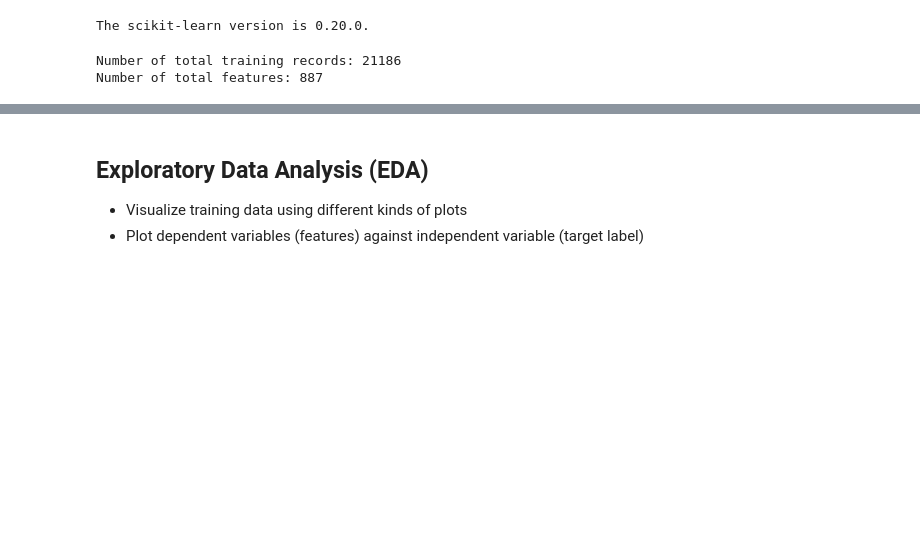
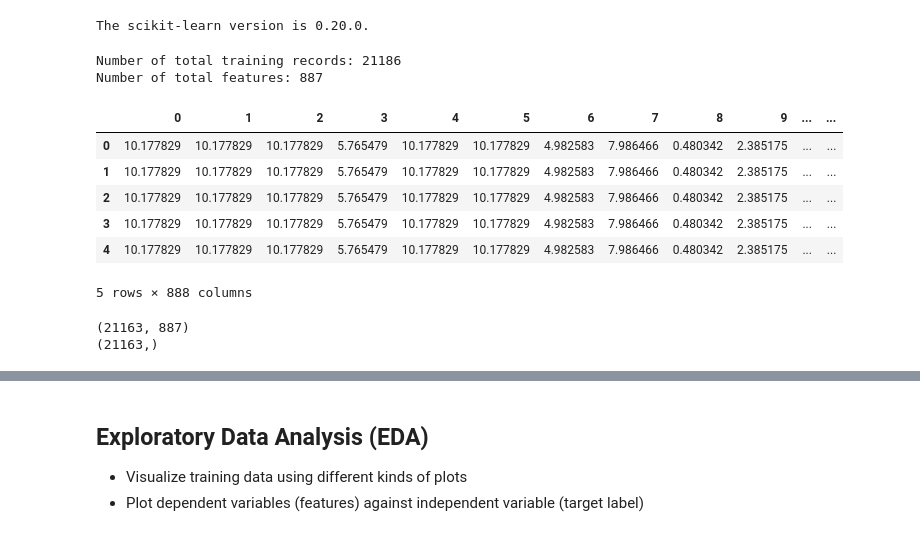
Before and after one commit to k-chuang/data-science-competitions, a Jupyter notebook: traffic-image-classification.ipynb, the cells around one changed output, grey strips where cells are left out. Cells and saved outputs as stored; diff of their text form; code cells hidden in the pictures; blank space fills up the shorter version.

```diff
--- a/traffic-image-classification.ipynb
+++ b/traffic-image-classification.ipynb
@@ -186,6 +191,31 @@ print('Number of total features: %d' % train_features_df.shape[1])
 # %% [output]
 Number of total training records: 21186
 Number of total features: 887
+# %%
+train_df = pd.concat([train_features_df, train_labels_df], axis=1)
+# %%
+train_df.head()
+# %% [output]
+|  | 0 | 1 | 2 | 3 | 4 | 5 | 6 | 7 | 8 | 9 | ... | ... |
+| 0 | 10.177829 | 10.177829 | 10.177829 | 5.765479 | 10.177829 | 10.177829 | 4.982583 | 7.986466 | 0.480342 | 2.385175 | ... | ... |
+| 1 | 10.177829 | 10.177829 | 10.177829 | 5.765479 | 10.177829 | 10.177829 | 4.982583 | 7.986466 | 0.480342 | 2.385175 | ... | ... |
+| 2 | 10.177829 | 10.177829 | 10.177829 | 5.765479 | 10.177829 | 10.177829 | 4.982583 | 7.986466 | 0.480342 | 2.385175 | ... | ... |
+| 3 | 10.177829 | 10.177829 | 10.177829 | 5.765479 | 10.177829 | 10.177829 | 4.982583 | 7.986466 | 0.480342 | 2.385175 | ... | ... |
+| 4 | 10.177829 | 10.177829 | 10.177829 | 5.765479 | 10.177829 | 10.177829 | 4.982583 | 7.986466 | 0.480342 | 2.385175 | ... | ... |
+5 rows × 888 columns
+# %%
+train_df = train_df.drop_duplicates()
+
+
+train_labels_df = train_df['Labels']
+
+train_features_df = train_df.drop('Labels', axis=1)
+
+print(train_features_df.shape)
+print(train_labels_df.shape)
+# %% [output]
+(21163, 887)
+(21163,)
 # %%
 X_train, X_eval, Y_train, Y_eval = train_test_split(train_features_df,
                                                     train_labels_df,
```
Also changed, not shown: parts of 18 cells of this notebook.
